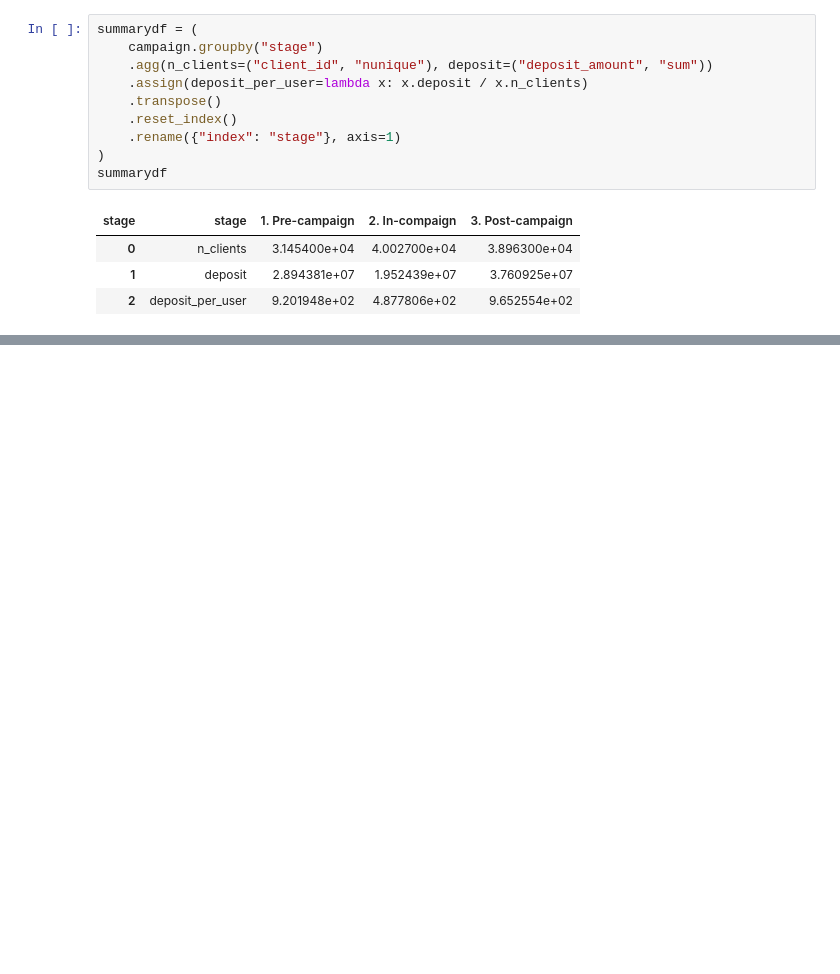
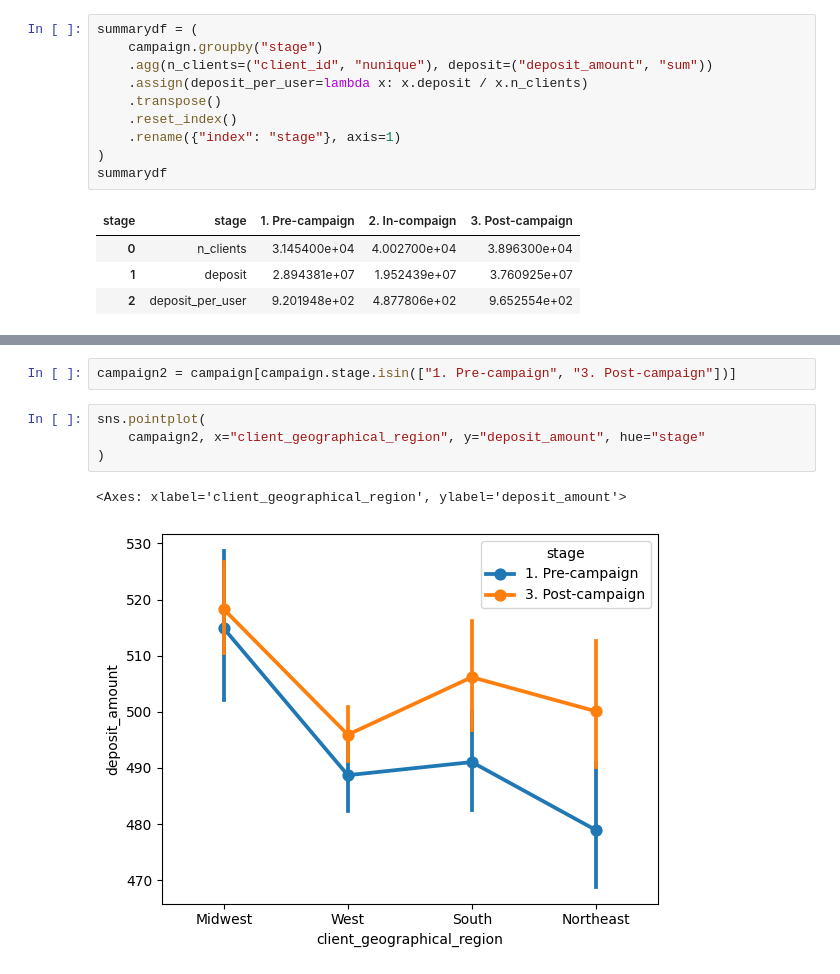
Before and after one commit to J-ZW-Wang/ss_data_project, a Jupyter notebook: Freedom_Debt_Relief_Marketing_Compaign_Results/Marketing_Campaign_Results.ipynb, the cells around one changed output, grey strips where cells are left out. Cells and saved outputs as stored; diff of their text form; blank space fills up the shorter version.

Commit message:
WIP campaign results

```diff
--- a/Freedom_Debt_Relief_Marketing_Compaign_Results/Marketing_Campaign_Results.ipynb
+++ b/Freedom_Debt_Relief_Marketing_Compaign_Results/Marketing_Campaign_Results.ipynb
@@ -275,0 +325,9 @@ dtype: float64
+# %%
+campaign2 = campaign[campaign.stage.isin(["1. Pre-campaign", "3. Post-campaign"])]
+# %%
+sns.pointplot(
+    campaign2, x="client_geographical_region", y="deposit_amount", hue="stage"
+)
+# %% [output]
+<Axes: xlabel='client_geographical_region', ylabel='deposit_amount'>
+[figure, added]
```
Also changed, not shown: parts of 7 cells of this notebook.
